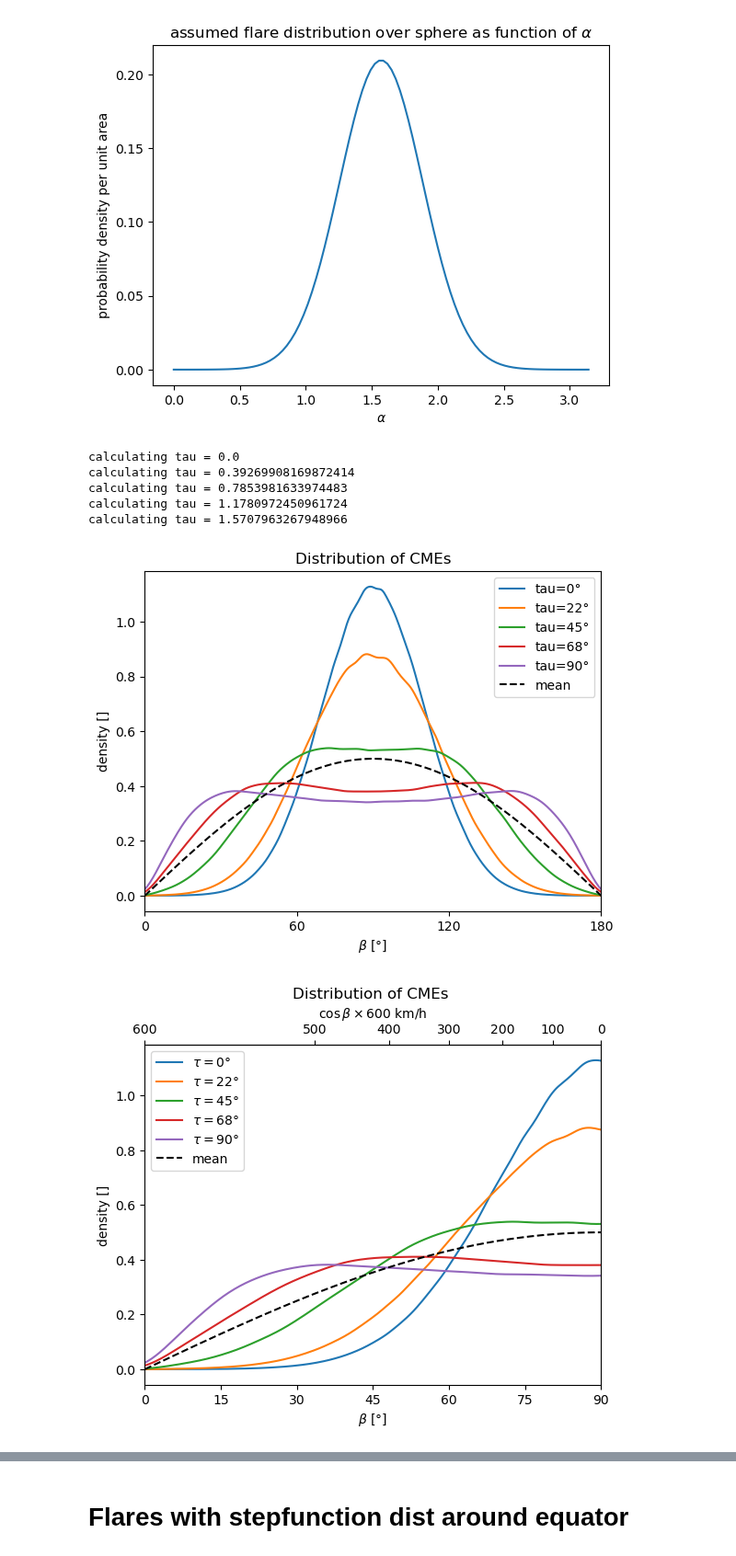
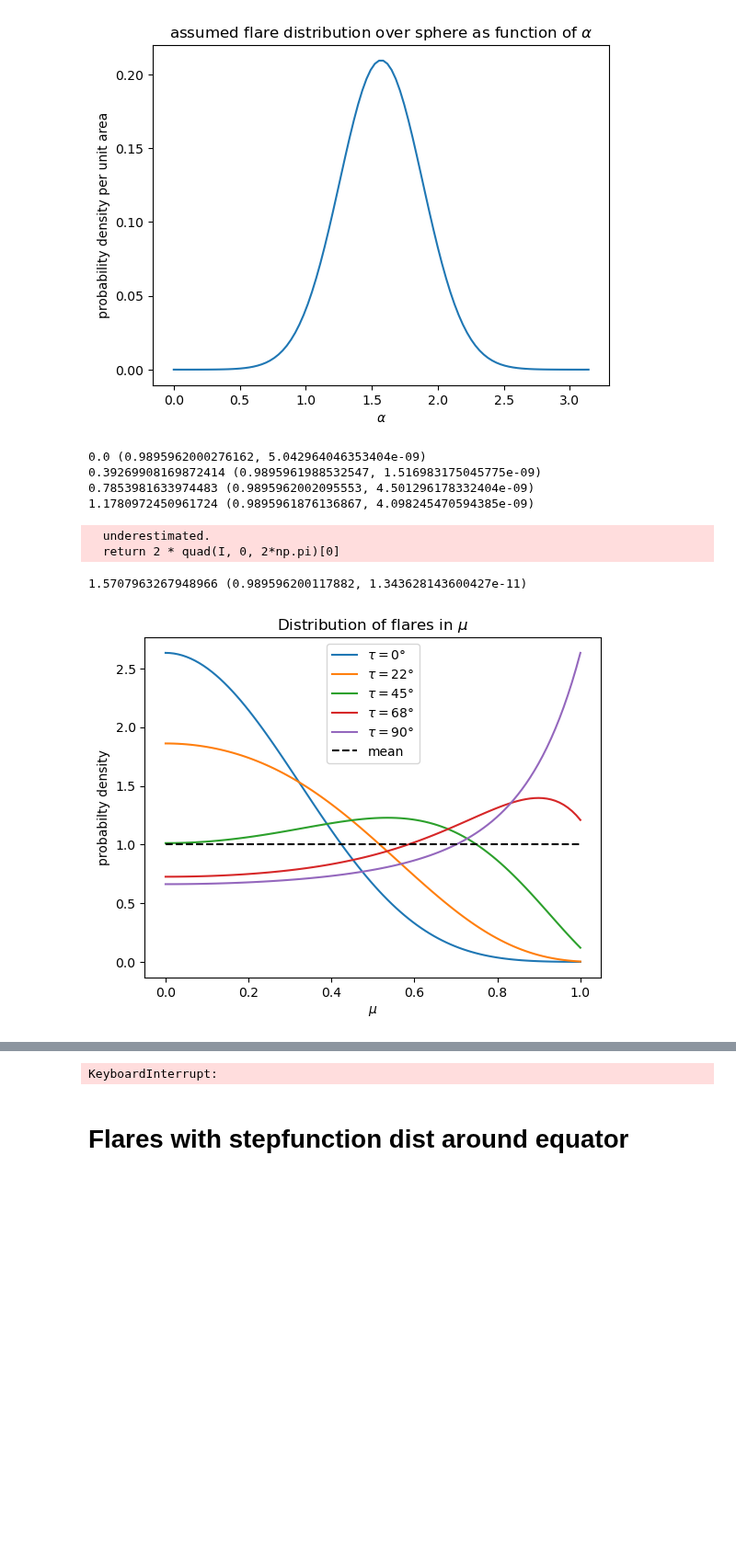
Before and after one commit to demichieldewilde/CME_distribution, a Jupyter notebook: CME_distribution_ni.ipynb, the cells around one changed output, grey strips where cells are left out. Shown at 92% size. Cells and saved outputs as stored; diff of their text form; code cells hidden in the pictures; blank space fills up the shorter version.

```diff
--- a/CME_distribution_ni.ipynb
+++ b/CME_distribution_ni.ipynb
@@ -178,7 +183,7 @@ def get_rho_beta(beta, tau):
     print(beta, tau, end='\r')
     result, error = nquad(f_integrand_(beta, tau, vec=False), [[0, np.pi],       # theta, phi, theta2
                                                 [0, 2*np.pi],         # phi
-                                                [0, np.pi / 2 ]], opts={"epsrel":0.05, 'epsabs':1e-1})       # theta2
+                                                [0, np.pi / 2 ]], opts={"epsrel":0.05, 'epsabs':1e-2})       # theta2
     end_time = time.time()
     print(f'For params {beta=}, {tau = } we find the distibution to be {result/ (np.abs(np.sin(beta)) +0.001)}, with estimated error {error/ (np.abs(np.sin(beta)) +0.001)}. \
         Taking {(end_time-start_time):.2f} to calculate.')
@@ -228,8 +246,4 @@ KeyboardInterrupt:
 # %%
-
-# renomalize
-K = np.average(dens[0]) * np.pi
-
 def speed2beta(v):
     return np.arccos(v / 600 )
 
@@ -241,7 +255,7 @@ from scipy.interpolate import make_interp_spline
 
 def plotting_(dens, taus):
     for i,d in enumerate(dens):
-        smooth_curve = make_interp_spline(betas, d/K)(x)
+        smooth_curve = make_interp_spline(betas, d/(np.average(d) * np.pi))(x)
         plt.plot(x, smooth_curve, label=fr"$\tau=${round(taus[i]/np.pi*180)}°")
     plt.plot(x, np.sin(x)/2, "--", color='black', label="mean")
 
@@ -363,12 +368,14 @@ plt.ylabel('probability density per unit area')
 Text(0, 0.5, 'probability density per unit area')
 [figure]
 # %%
+Flare_dist()
 CME_dist()
 # %% [output]
-calculating tau = 0.0
-calculating tau = 0.39269908169872414
-calculating tau = 0.7853981633974483
-calculating tau = 1.1780972450961724
-calculating tau = 1.5707963267948966
+0.0 (0.9895962000276162, 5.042964046353404e-09)
+0.39269908169872414 (0.9895961988532547, 1.516983175045775e-09)
+0.7853981633974483 (0.9895962002095553, 4.501296178332404e-09)
+1.1780972450961724 (0.9895961876136867, 4.098245470594385e-09)
+  underestimated.
+  return 2 * quad(I, 0, 2*np.pi)[0]
+1.5707963267948966 (0.989596200117882, 1.343628143600427e-11)
-[figure, old version]
+[figure, new version]
-[figure, removed]
@@ -375,3 +399,4 @@ calculating tau = 1.5707963267948966
+KeyboardInterrupt:
 # %% [markdown]
 # Flares with stepfunction dist around equator
 # %%
```
Also changed, not shown: parts of 6 cells of this notebook.
